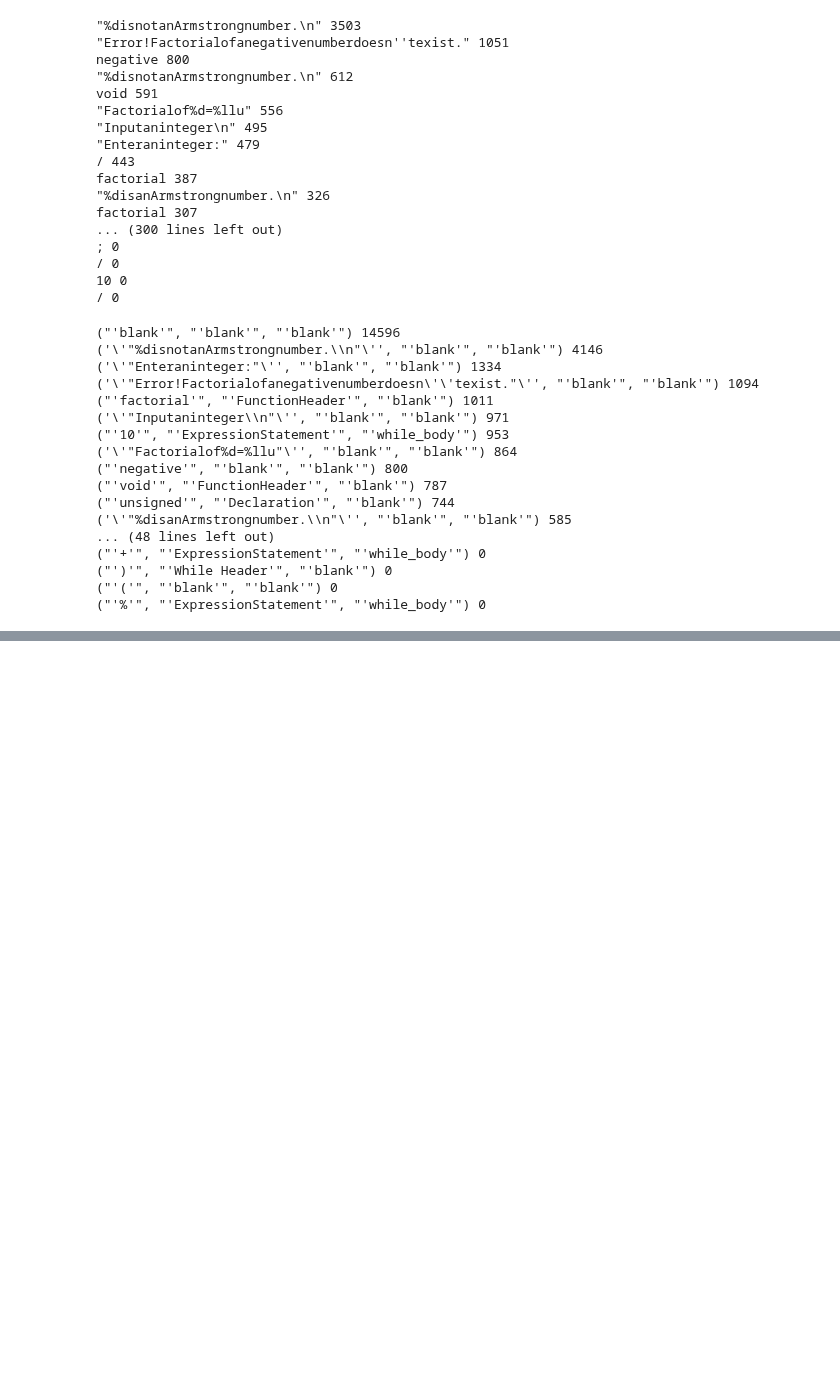
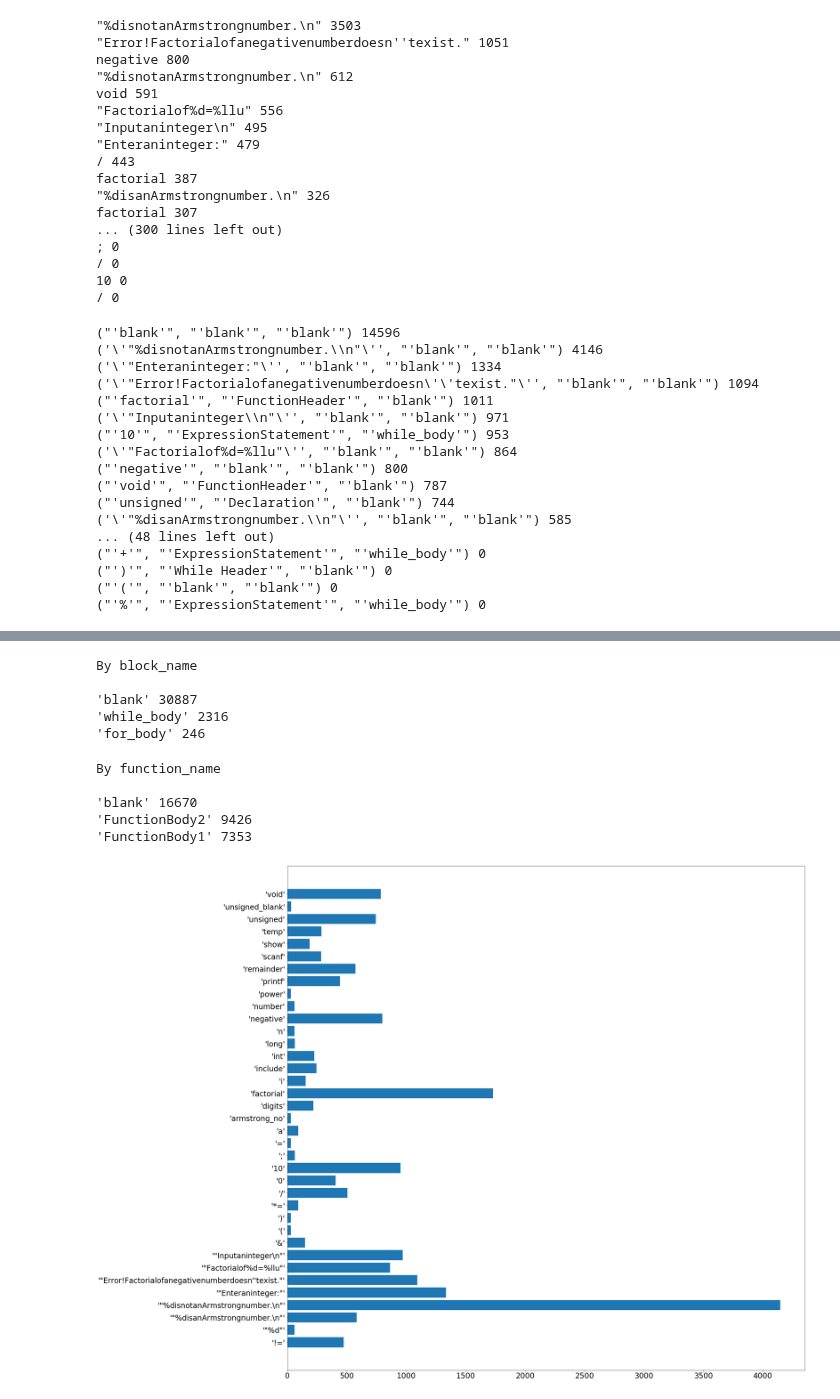
Before and after one commit to ayushbansal07/ProgramComprehension, a Jupyter notebook: Prog_Comprehension_EGT/analyse_data.ipynb, the cells around one changed output, grey strips where cells are left out. Cells and saved outputs as stored; diff of their text form; code cells hidden in the pictures; blank space fills up the shorter version.

Commit message:
line wise, block wise, func wiise analysis

```diff
--- a/Prog_Comprehension_EGT/analyse_data.ipynb
+++ b/Prog_Comprehension_EGT/analyse_data.ipynb
@@ -133,0 +145,34 @@ for key, val in sorted(tokmap_time.items(), key = lambda x: (x[1],x[0]),reverse
+# %%
+tok_name = {}
+tok_stmt = {}
+tok_block = {}
+tok_func = {}
+for d in data_np:
+    if d[2] not in tok_name:
+        tok_name[d[2]] = d[5] - d[4]
+    else:
+        tok_name[d[2]] += d[5] - d[4]
+
+    if d[6] not in tok_stmt:
+        tok_stmt[d[6]] = d[5] - d[4]
+    else:
+        tok_stmt[d[6]] += d[5] - d[4]
+
+    if d[8] not in tok_block:
+        tok_block[d[8]] = d[5] - d[4]
+    else:
+        tok_block[d[8]] += d[5] - d[4]
+
+    if d[11] not in tok_func:
+        tok_func[d[11]] = d[5] - d[4]
+    else:
+        tok_func[d[11]] += d[5] - d[4]
+# %%
+print("By token_name\n")
+tokname = []
+tokct = []
+for key, val in sorted(tok_name.items(), key = lambda x: (x[1],x[0]),reverse = True):
+    print(key,val)
+    if val > 0:
+        tokname.append(key)
+        tokct.append(val)
@@ -133,0 +215,39 @@ for key, val in sorted(tokmap_time.items(), key = lambda x: (x[1],x[0]),reverse
+# %%
+print("By block_name\n")
+blockname = []
+blockct = []
+for key, val in sorted(tok_block.items(), key = lambda x: (x[1],x[0]),reverse = True):
+    print(key,val)
+    blockname.append(key)
+    blockct.append(val)
+# %% [output]
+By block_name
+
+'blank' 30887
+'while_body' 2316
+'for_body' 246
+# %%
+print("By function_name\n")
+funcname = []
+funcct = []
+for key, val in sorted(tok_func.items(), key = lambda x: (x[1],x[0]),reverse = True):
+    print(key,val)
+    funcname.append(key)
+    funcct.append(val)
+# %% [output]
+By function_name
+
+'blank' 16670
+'FunctionBody2' 9426
+'FunctionBody1' 7353
+# %%
+import matplotlib.pyplot as plt
+%matplotlib inline
+font = {'size'   : 24}
+plt.rc('font', **font)
+# %%
+plt.figure(figsize=(30,30))
+plt.barh(tokname[1:],tokct[1:])
+plt.savefig("tokenCounts.png")
+# %% [output]
+[figure, added]
```
Also changed, not shown: parts of 9 cells of this notebook.
